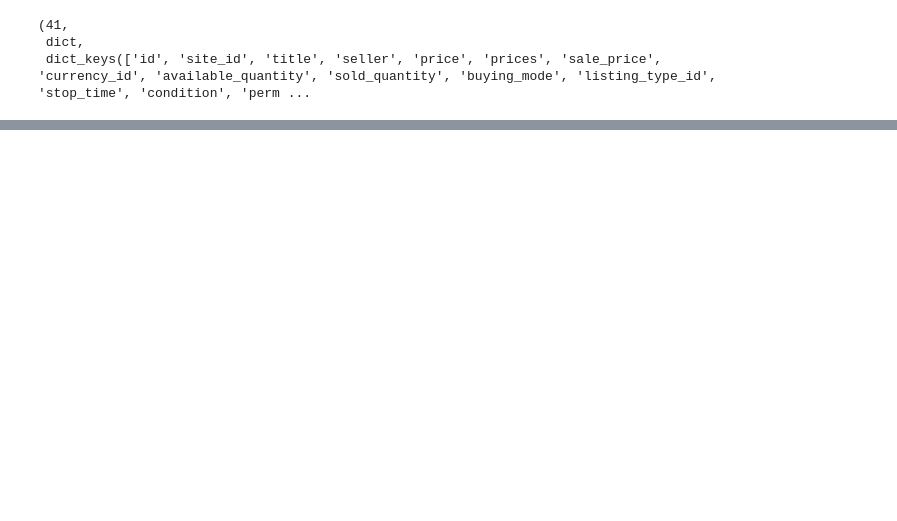
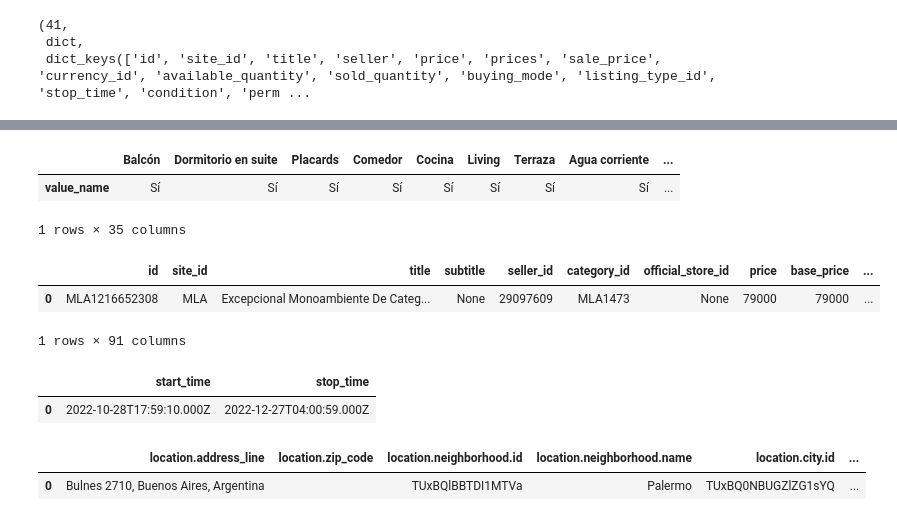
Before and after one commit to clementejose/DataSciences_CoderHouse, a Jupyter notebook: project/Desafio_APIS_JoseClemente.ipynb, the cells around one changed output, grey strips where cells are left out. Cells and saved outputs as stored; diff of their text form; code cells hidden in the pictures; blank space fills up the shorter version.

```diff
--- a/project/Desafio_APIS_JoseClemente.ipynb
+++ b/project/Desafio_APIS_JoseClemente.ipynb
@@ -385,0 +544,25 @@ self.adapt()
+# %%
+atrs = pd.json_normalize(data, 'attributes')[['name', 'value_name']].T
+atrs = atrs.rename(columns=atrs.iloc[0]).drop(atrs.index[0])
+atrs
+# %% [output]
+|  | Balcón | Dormitorio en suite | Placards | Comedor | Cocina | Living | Terraza | Agua corriente | ... |
+| value_name | Sí | Sí | Sí | Sí | Sí | Sí | Sí | Sí | ... |
+1 rows × 35 columns
+# %%
+df = pd.json_normalize(data)
+df
+# %% [output]
+|  | id | site_id | title | subtitle | seller_id | category_id | official_store_id | price | base_price | ... |
+| 0 | MLA1216652308 | MLA | Excepcional Monoambiente De Categ... | None | 29097609 | MLA1473 | None | 79000 | 79000 | ... |
+1 rows × 91 columns
+# %%
+df.loc[:,df.columns.str.contains('time')]
+# %% [output]
+|  | start_time | stop_time |
+| 0 | 2022-10-28T17:59:10.000Z | 2022-12-27T04:00:59.000Z |
+# %%
+df.loc[:,df.columns.str.startswith('location')]
+# %% [output]
+|  | location.address_line | location.zip_code | location.neighborhood.id | location.neighborhood.name | location.city.id | ... |
+| 0 | Bulnes 2710, Buenos Aires, Argentina |  | TUxBQlBBTDI1MTVa | Palermo | TUxBQ0NBUGZlZG1sYQ | ... |
```
Also changed, not shown: parts of 47 cells of this notebook, 1 other file.
